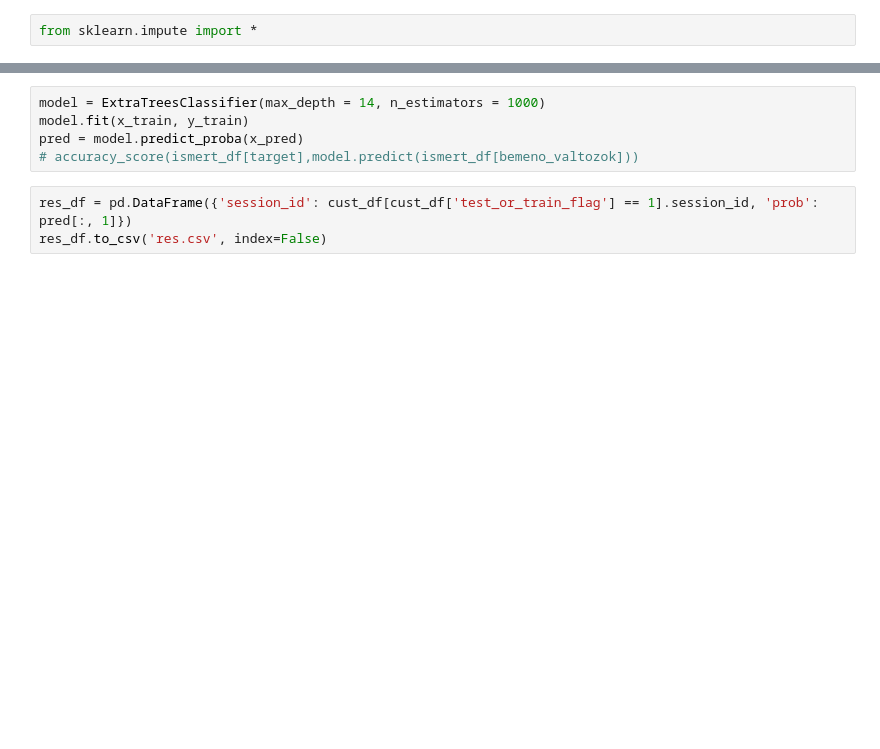
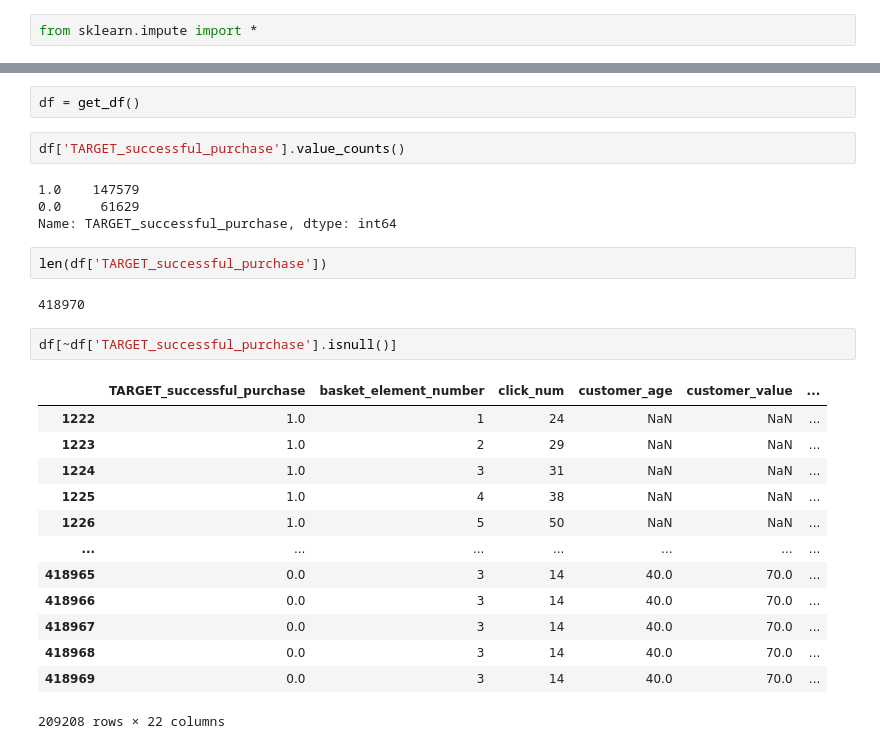
Before and after one commit to matech96/ADA, a Jupyter notebook: ADA nagyhazi - imputation - (linear, neighbour, tree).ipynb, the cells around one changed output, grey strips where cells are left out. Cells and saved outputs as stored; diff of their text form; blank space fills up the shorter version.

Commit message:
tree

```diff
--- a/ADA nagyhazi - imputation - (linear, neighbour, tree).ipynb
+++ b/ADA nagyhazi - imputation - (linear, neighbour, tree).ipynb
@@ -172,8 +57,28 @@ print(f"\t{auc},\t{cv_results['test_accuracy'].mean()}")
-# %%
-model = ExtraTreesClassifier(max_depth = 14, n_estimators = 1000)
-model.fit(x_train, y_train)
-pred = model.predict_proba(x_pred)
-# accuracy_score(ismert_df[target],model.predict(ismert_df[bemeno_valtozok]))
-# %%
-res_df = pd.DataFrame({'session_id': cust_df[cust_df['test_or_train_flag'] == 1].session_id, 'prob': pred[:, 1]})
-res_df.to_csv('res.csv', index=False)
+# %%
+df = get_df()
+# %%
+df['TARGET_successful_purchase'].value_counts()
+# %% [output]
+1.0    147579
+0.0     61629
+Name: TARGET_successful_purchase, dtype: int64
+# %%
+len(df['TARGET_successful_purchase'])
+# %% [output]
+418970
+# %%
+df[~df['TARGET_successful_purchase'].isnull()]
+# %% [output]
+|  | TARGET_successful_purchase | basket_element_number | click_num | customer_age | customer_value | ... |
+| 1222 | 1.0 | 1 | 24 | NaN | NaN | ... |
+| 1223 | 1.0 | 2 | 29 | NaN | NaN | ... |
+| 1224 | 1.0 | 3 | 31 | NaN | NaN | ... |
+| 1225 | 1.0 | 4 | 38 | NaN | NaN | ... |
+| 1226 | 1.0 | 5 | 50 | NaN | NaN | ... |
+| ... | ... | ... | ... | ... | ... | ... |
+| 418965 | 0.0 | 3 | 14 | 40.0 | 70.0 | ... |
+| 418966 | 0.0 | 3 | 14 | 40.0 | 70.0 | ... |
+| 418967 | 0.0 | 3 | 14 | 40.0 | 70.0 | ... |
+| 418968 | 0.0 | 3 | 14 | 40.0 | 70.0 | ... |
+| 418969 | 0.0 | 3 | 14 | 40.0 | 70.0 | ... |
+209208 rows × 22 columns
```
Also changed, not shown: parts of 24 cells of this notebook, 7 other files.
